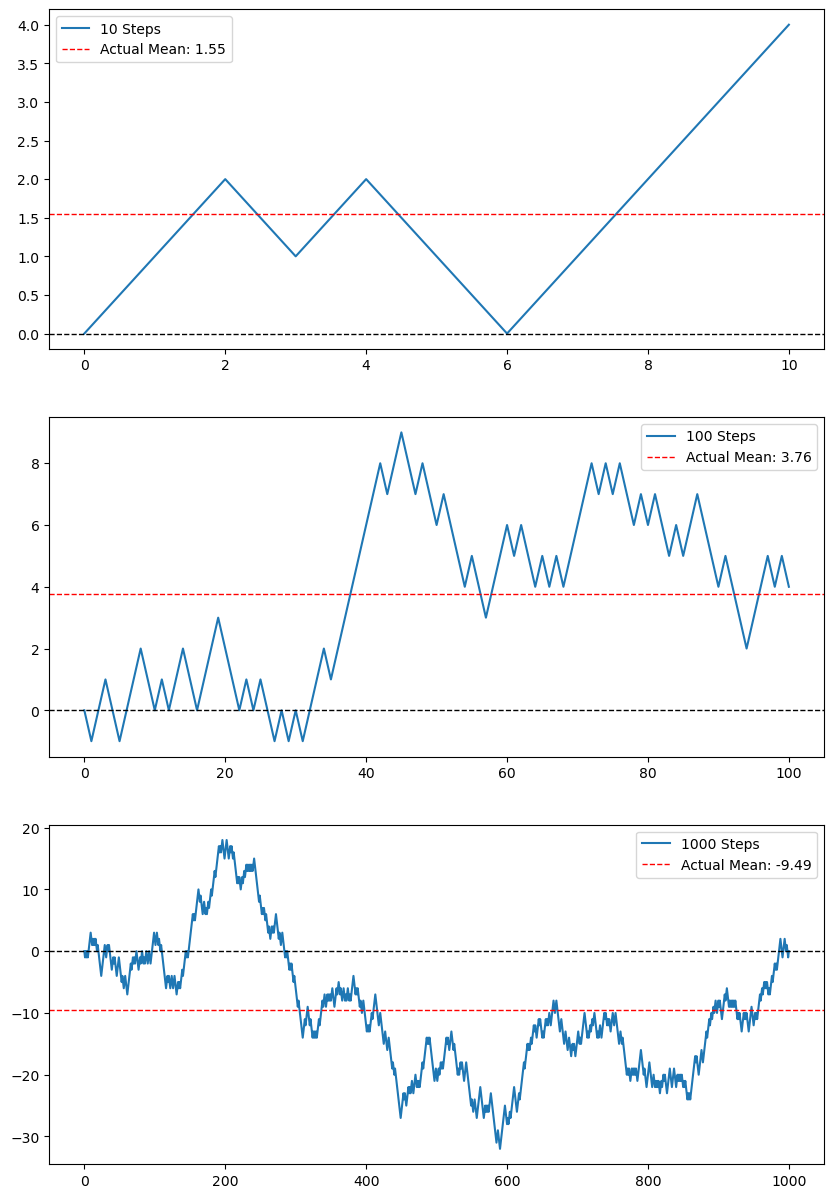
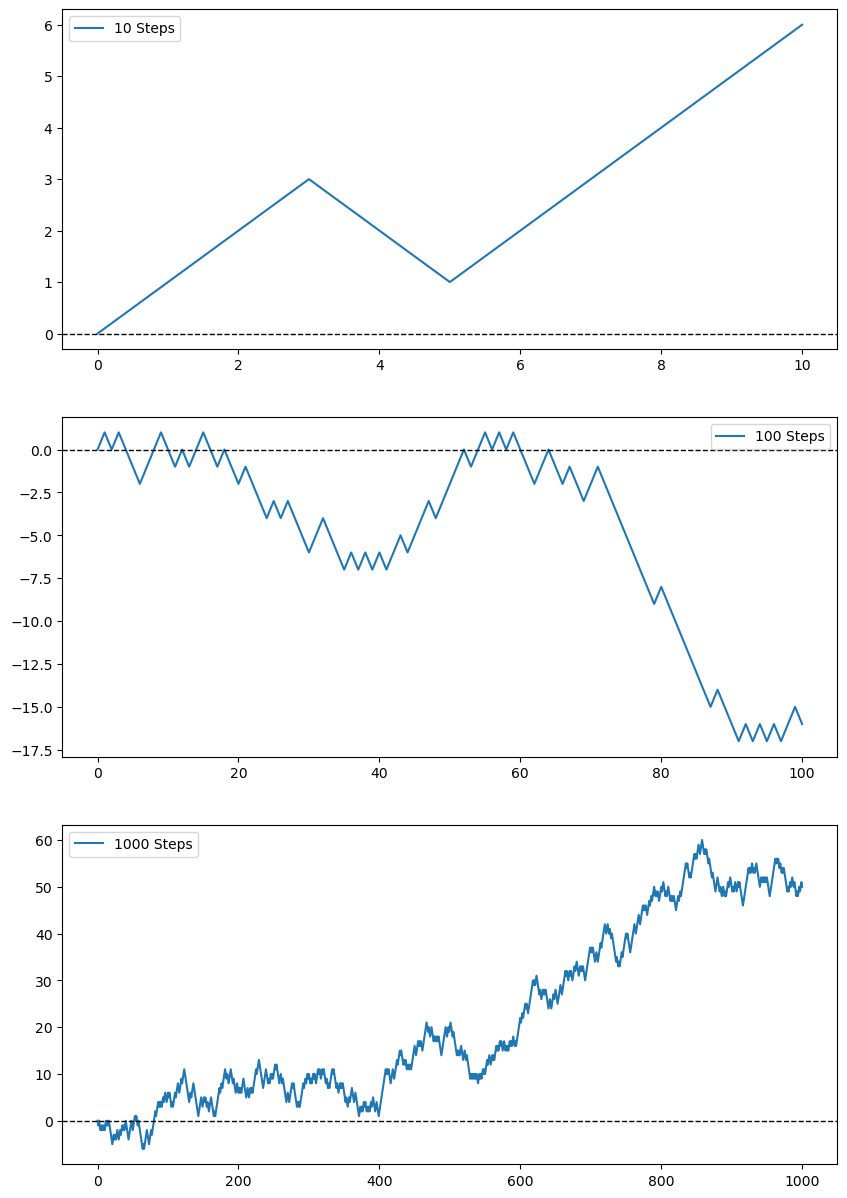
The notebook cell's code change between the first figure and the second:
--- before
+++ after
@@ -11,16 +11,13 @@
 
 axs[0].plot(symmetric_walk_10, label="10 Steps")
-axs[0].axhline(y=0, color='black', linestyle='--', linewidth=1) # Horizontal line of theoretical mean, y = 0.
-axs[0].axhline(y=walk_10_mean, color='red', linestyle='--', linewidth=1, label=f"Actual Mean: {walk_10_mean:.2f}") # Horizontal line at the walk's actual mean.
+axs[0].axhline(y=0, color='black', linestyle='--', linewidth=1) 
 axs[0].legend()
 
 axs[1].plot(symmetric_walk_100, label="100 Steps")
-axs[1].axhline(y=0, color='black', linestyle='--', linewidth=1) # Horizontal line of theoretical mean, y = 0    .
-axs[1].axhline(y=walk_100_mean, color='red', linestyle='--', linewidth=1, label=f"Actual Mean: {walk_100_mean:.2f}") # Horizontal line at the walk's actual mean.
+axs[1].axhline(y=0, color='black', linestyle='--', linewidth=1)
 axs[1].legend()
 
 axs[2].plot(symmetric_walk_1000, label="1000 Steps")
-axs[2].axhline(y=0, color='black', linestyle='--', linewidth=1) # Horizontal line of theoretical mean, y = 0.
-axs[2].axhline(y=walk_1000_mean, color='red', linestyle='--', linewidth=1, label=f"Actual Mean: {walk_1000_mean:.2f}") # Horizontal line at the walk's actual mean.
+axs[2].axhline(y=0, color='black', linestyle='--', linewidth=1) 
 axs[2].legend()
 

Commit: Done for now. Maybe do more later.